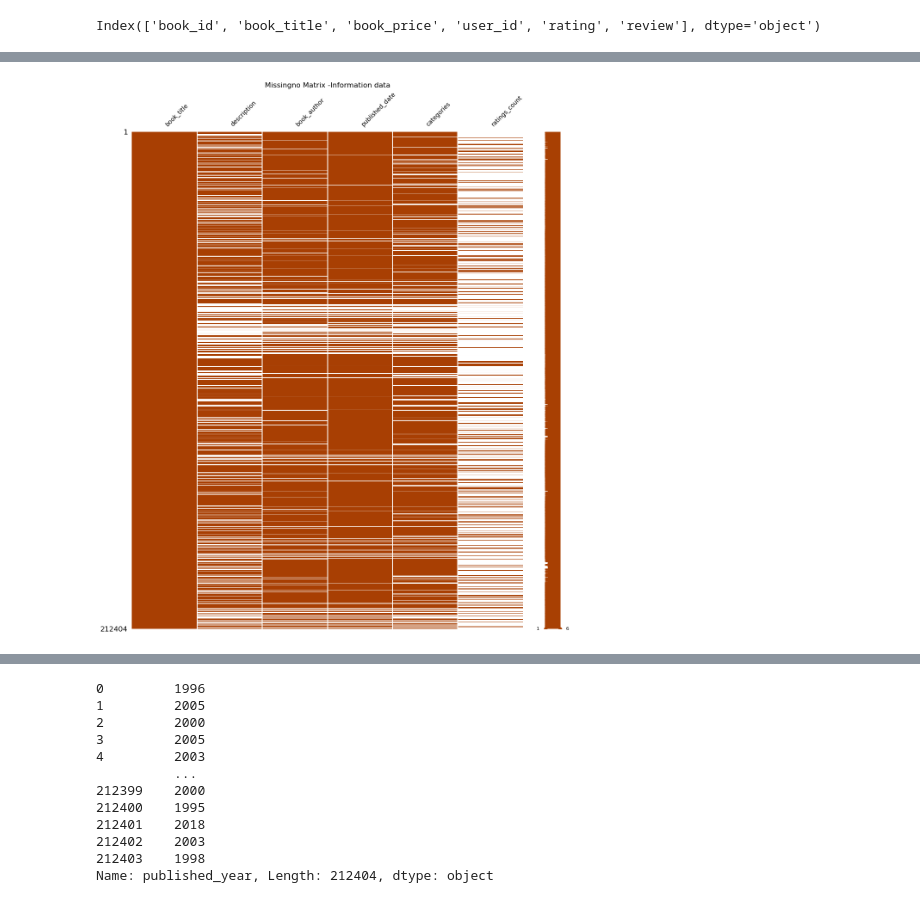
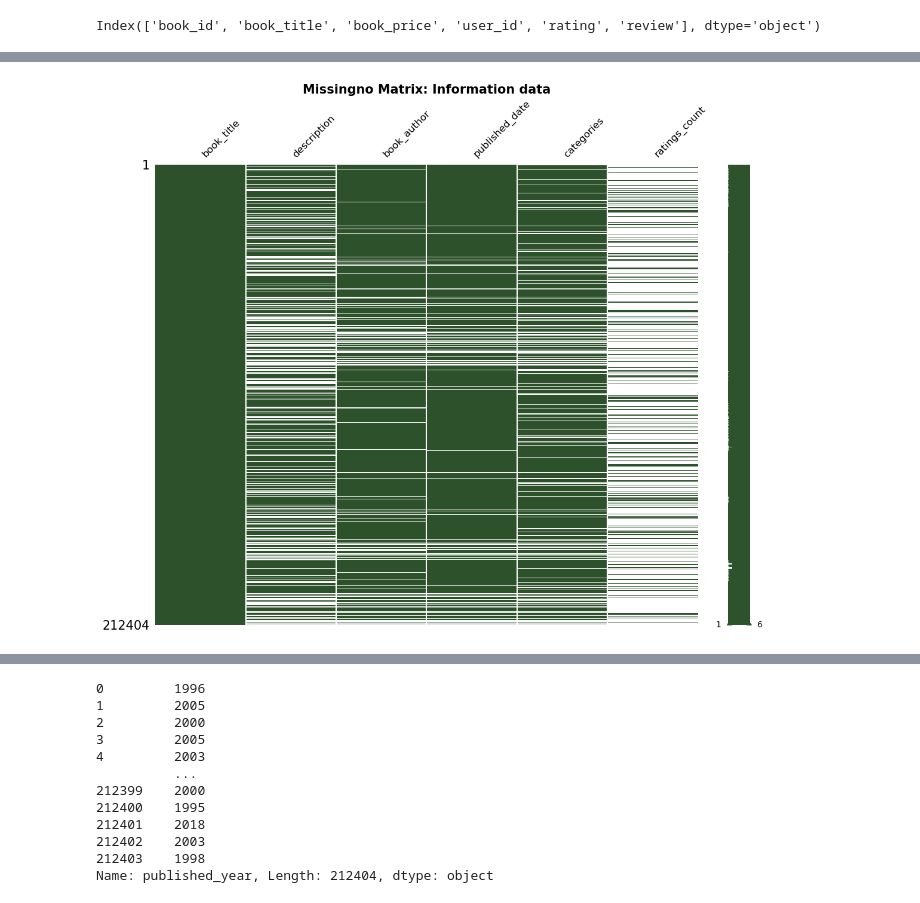
Before and after one commit to shahriar-rahman/A-Comparative-Analysis-of-Amazon-Book-Ratings-using-Collaborative-Filtering, a Jupyter notebook: notebooks/feature_exploration.ipynb, the cells around one changed output, grey strips where cells are left out. Drawn from its saved outputs; the diff is of its cells as text; code cells hidden in the pictures.

```diff
--- a/notebooks/feature_exploration.ipynb
+++ b/notebooks/feature_exploration.ipynb
@@ -121,6 +110,6 @@ dtype: int64
 # %%
-msn.matrix(df_info, color=(0.66, 0.25, 0.013), figsize=[13, 15], fontsize=10)
-plt.title("Missingno Matrix -Information data")
+msn.matrix(df_info, color=(0.18, 0.32, 0.17), figsize=[13, 10], fontsize=12)
+plt.title("Missingno Matrix: Information data", fontsize=15, fontweight='bold')
 plt.show()
 # %% [output]
-[figure, old version]
+[figure, new version]
```
Also changed, not shown: parts of 83 cells of this notebook, 17 other files.
